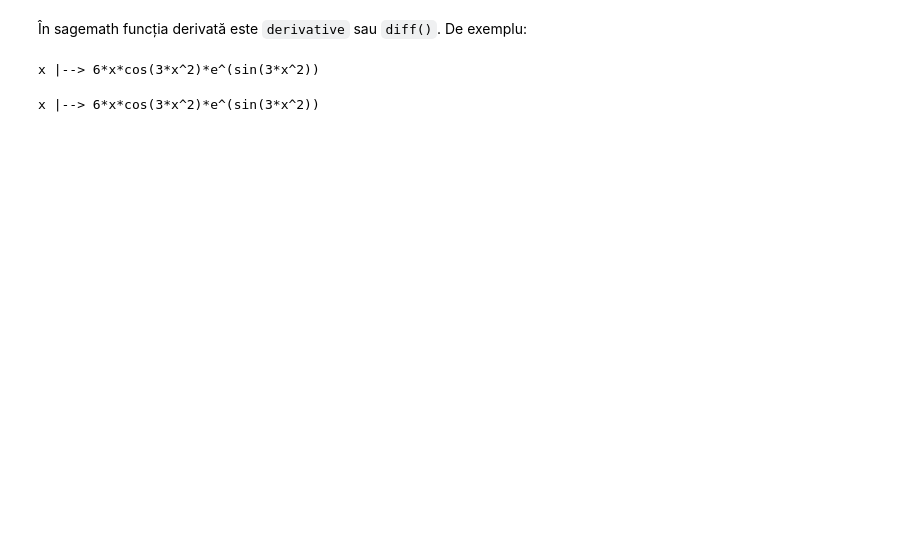
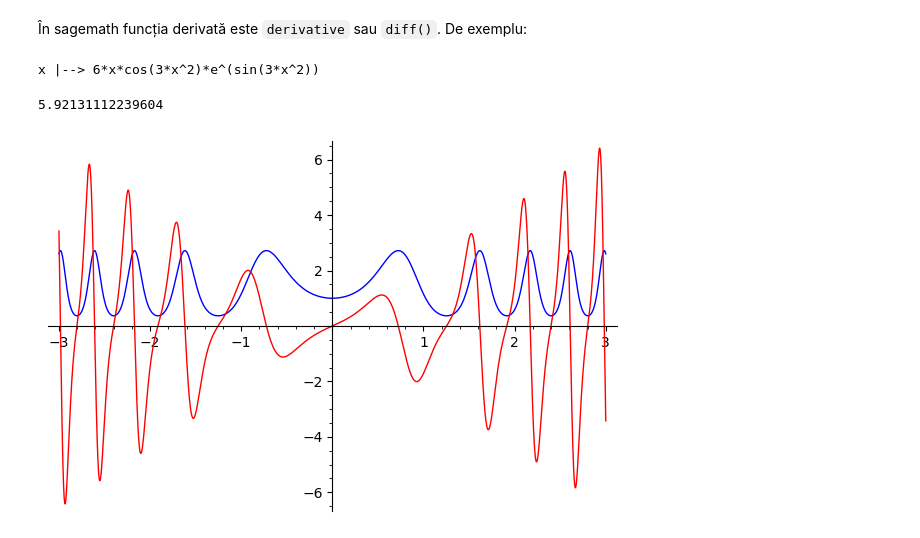
Before and after one commit to adhalanay/curs-ecologie, a Jupyter notebook: Cursul2.ipynb, the cells around one changed output. Cells and saved outputs as stored; diff of their text form; code cells hidden in the pictures; blank space fills up the shorter version.

```diff
--- a/Cursul2.ipynb
+++ b/Cursul2.ipynb
@@ -151,7 +153,16 @@ Pentru cele mai uzuale funcții derivatele sînt:
 x=var('x')
 f(x)=exp(sin(3*x^2))
 print(derivative(f,x))
-f.diff()
+h=f.diff()
 # %% [output]
 x |--> 6*x*cos(3*x^2)*e^(sin(3*x^2))
-x |--> 6*x*cos(3*x^2)*e^(sin(3*x^2))
+# %%
+numerical_approx(f.diff()(2))
+# %% [output]
+5.92131112239604
+# %%
+p1=plot(f,-3,3)
+p2=plot(h/4,-3,3,color='red')
+(p1+p2).show()
+# %% [output]
+[figure, added]
```
Also changed, not shown: parts of 5 cells of this notebook, 3 other files.
